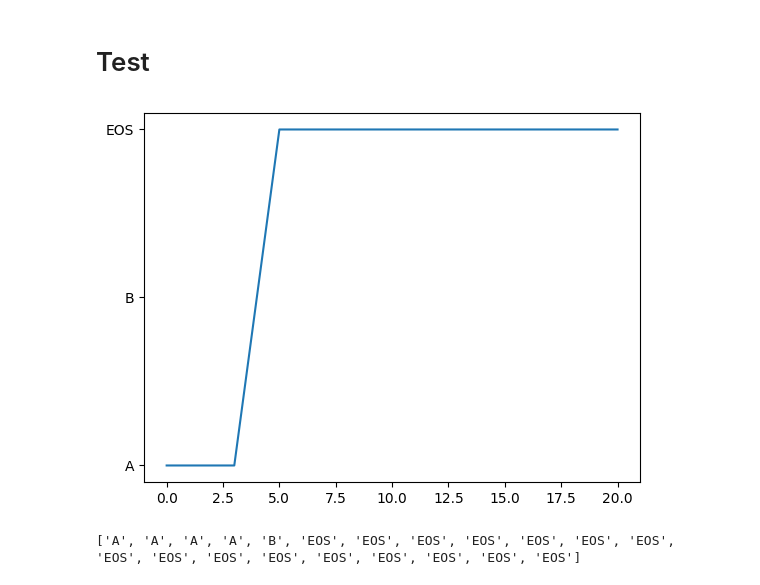
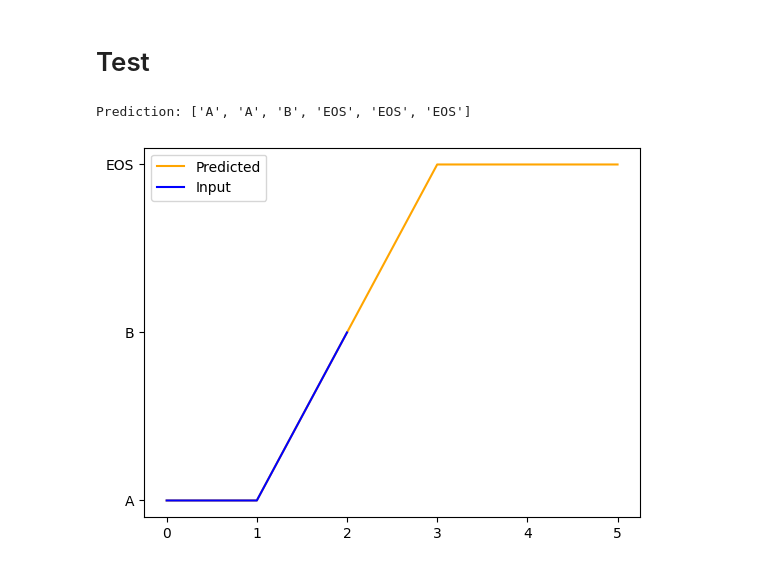
Before and after one commit to baobuiquang/ParallelLSTM, a Jupyter notebook: LSTM.ipynb, the cells around one changed output. Drawn from its saved outputs; the diff is of its cells as text; code cells hidden in the pictures.

```diff
--- a/LSTM.ipynb
+++ b/LSTM.ipynb
@@ -406,31 +413,35 @@ Epoch 5:        Train Loss = 0.52       Valid Loss = 1.0
 # %% [markdown]
 # Test
 # %%
-def inference(params, sentence='', num_generate=15):
+def inference(params, sentence='', num_generate=2):
     sentence = sentence.split(' ')
     sentence_one_hot = one_hot_encode_sequence(sentence, vocab_size)
     hidden_state = np.zeros((hidden_size, 1))
     U, V, W, b_hidden, b_out = params
     outputs = np.zeros((len(sentence_one_hot), vocab_size, 1))
     h_s = np.zeros((len(sentence_one_hot), hidden_size, 1))
     outputs, hidden_states = forward_pass(sentence_one_hot, hidden_state, U, V, W, b_hidden, b_out, outputs, h_s)
     output_sentence = sentence
     word = idx_to_word[np.argmax(outputs[-1])]
     output_sentence.append(word)
     for i in range(num_generate):
         output = outputs[-1]
         hidden_state = hidden_states[-1]
         output = output.reshape(1, output.shape[0], output.shape[1])
         # Forward pass
         outputs, hidden_states = forward_pass(output, hidden_state, U, V, W, b_hidden, b_out, outputs, h_s)
         word = idx_to_word[np.argmax(outputs)]
         output_sentence.append(word)
     return output_sentence
 
-prediction = inference(params, sentence='A A A A B')
-plt.plot(prediction)
+input_sequence = 'A A B'
+input_sequence_len = len(input_sequence) - input_sequence.count(' ')
+prediction = inference(params, sentence = input_sequence)
+print(f"Prediction: {prediction}")
+plt.plot(prediction, color='orange', label='Predicted')
+plt.plot(prediction[:input_sequence_len], color='blue', label='Input')
+plt.legend()
 plt.show()
-print(prediction)
 # %% [output]
+Prediction: ['A', 'A', 'B', 'EOS', 'EOS', 'EOS']
-[figure, old version]
+[figure, new version]
-['A', 'A', 'A', 'A', 'B', 'EOS', 'EOS', 'EOS', 'EOS', 'EOS', 'EOS', 'EOS', 'EOS', 'EOS', 'EOS', 'EOS', 'EOS', 'EOS', 'EOS', 'EOS', 'EOS']
```
Also changed, not shown: parts of 3 cells of this notebook.
